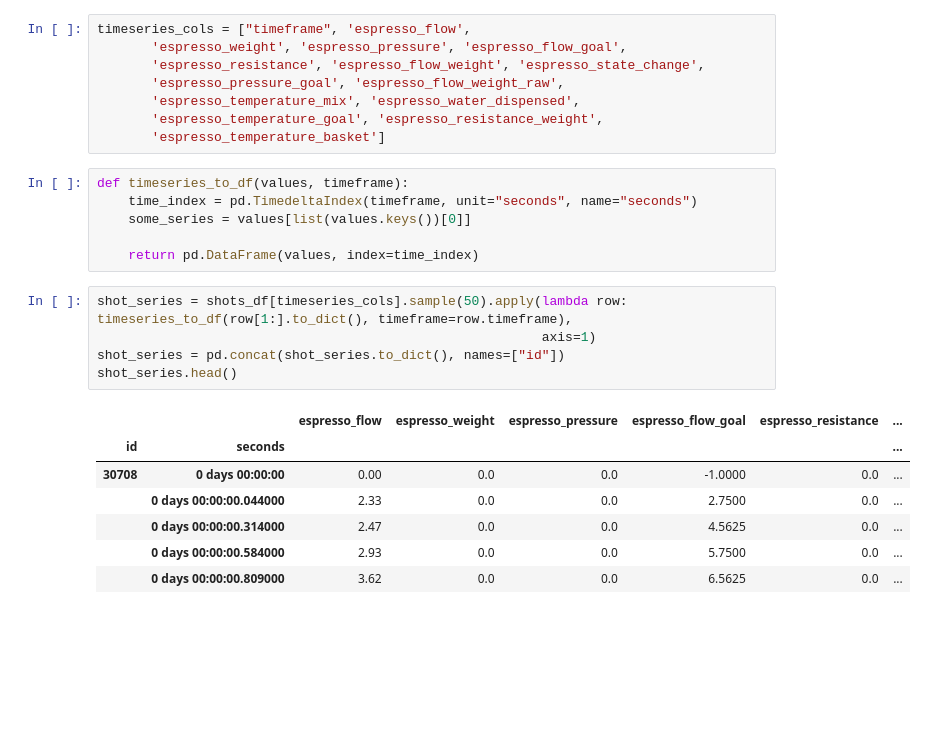
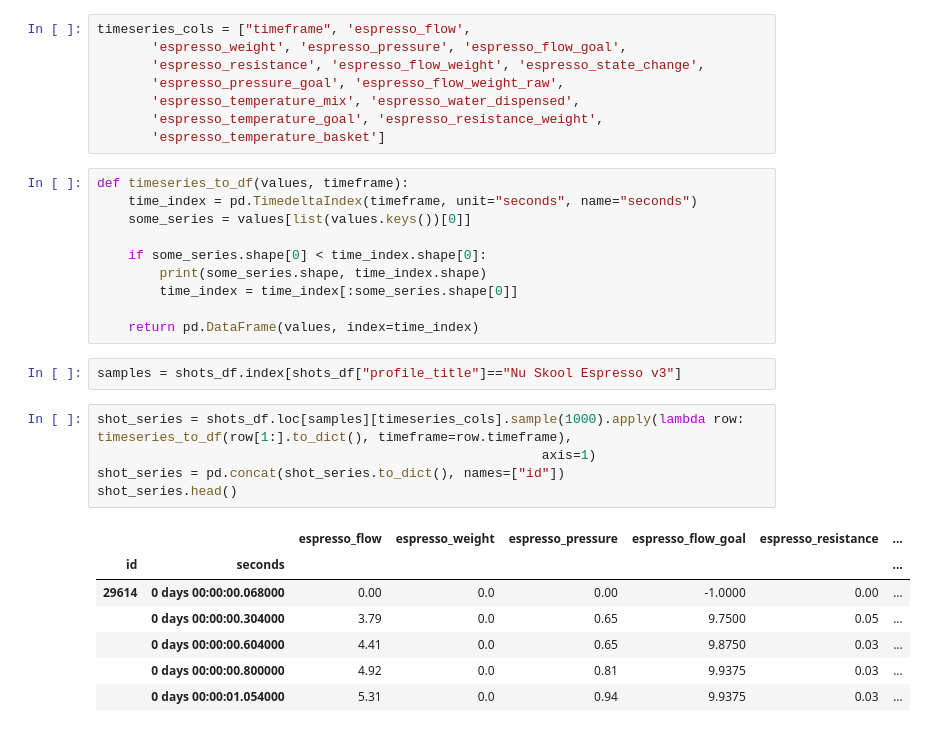
Before and after one commit to JonnyTran/espresso-manifold, a Jupyter notebook: notebooks/2.0-Explore Shots dataset.ipynb, the cells around one changed output. Saved outputs shown, nothing was run; the diff lists cells and outputs as text; blank space fills up the shorter version.

```diff
--- a/notebooks/2.0-Explore Shots dataset.ipynb
+++ b/notebooks/2.0-Explore Shots dataset.ipynb
@@ -105,18 +130,24 @@ def timeseries_to_df(values, timeframe):
     time_index = pd.TimedeltaIndex(timeframe, unit="seconds", name="seconds")
     some_series = values[list(values.keys())[0]]
 
+    if some_series.shape[0] < time_index.shape[0]:
+        print(some_series.shape, time_index.shape)
+        time_index = time_index[:some_series.shape[0]]
+
     return pd.DataFrame(values, index=time_index)
+# %%
+samples = shots_df.index[shots_df["profile_title"]=="Nu Skool Espresso v3"]
 # %%
-shot_series = shots_df[timeseries_cols].sample(50).apply(lambda row: timeseries_to_df(row[1:].to_dict(), timeframe=row.timeframe),
+shot_series = shots_df.loc[samples][timeseries_cols].sample(1000).apply(lambda row: timeseries_to_df(row[1:].to_dict(), timeframe=row.timeframe),
                                                          axis=1)
 shot_series = pd.concat(shot_series.to_dict(), names=["id"])
 shot_series.head()
 # %% [output]
 |  |  | espresso_flow | espresso_weight | espresso_pressure | espresso_flow_goal | espresso_resistance | ... |
 | id | seconds |  |  |  |  |  | ... |
-| 30708 | 0 days 00:00:00 | 0.00 | 0.0 | 0.0 | -1.0000 | 0.0 | ... |
-|  | 0 days 00:00:00.044000 | 2.33 | 0.0 | 0.0 | 2.7500 | 0.0 | ... |
-|  | 0 days 00:00:00.314000 | 2.47 | 0.0 | 0.0 | 4.5625 | 0.0 | ... |
-|  | 0 days 00:00:00.584000 | 2.93 | 0.0 | 0.0 | 5.7500 | 0.0 | ... |
-|  | 0 days 00:00:00.809000 | 3.62 | 0.0 | 0.0 | 6.5625 | 0.0 | ... |
+| 29614 | 0 days 00:00:00.068000 | 0.00 | 0.0 | 0.00 | -1.0000 | 0.00 | ... |
+|  | 0 days 00:00:00.304000 | 3.79 | 0.0 | 0.65 | 9.7500 | 0.05 | ... |
+|  | 0 days 00:00:00.604000 | 4.41 | 0.0 | 0.65 | 9.8750 | 0.03 | ... |
+|  | 0 days 00:00:00.800000 | 4.92 | 0.0 | 0.81 | 9.9375 | 0.03 | ... |
+|  | 0 days 00:00:01.054000 | 5.31 | 0.0 | 0.94 | 9.9375 | 0.03 | ... |
 # %%
```
Also changed, not shown: parts of 6 cells of this notebook, 2 other files.
